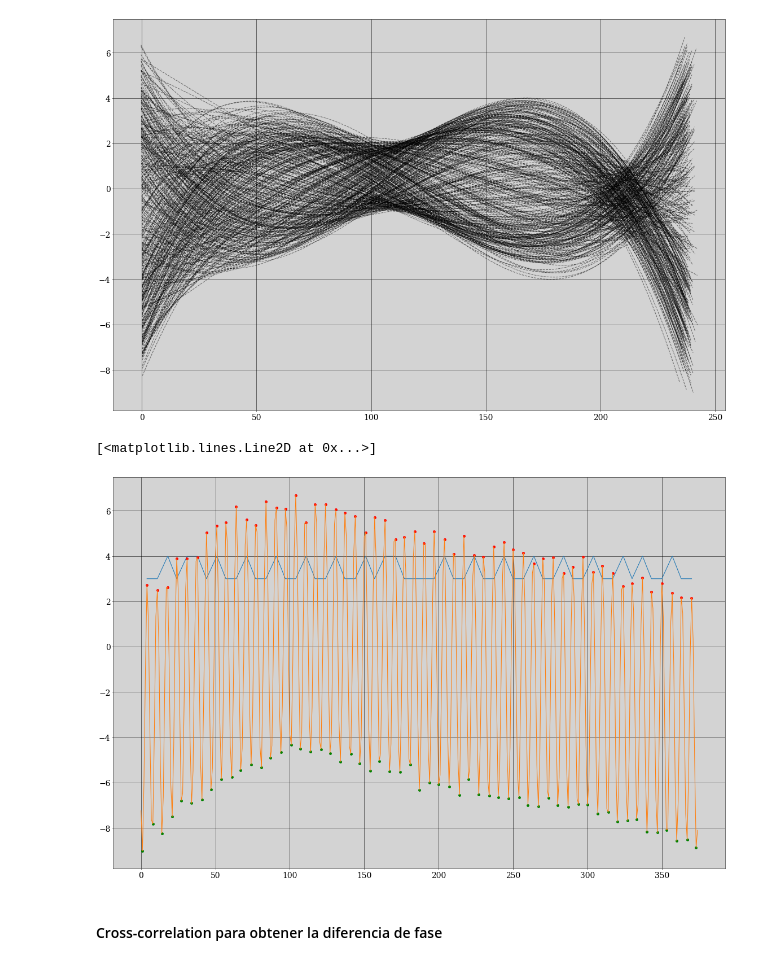
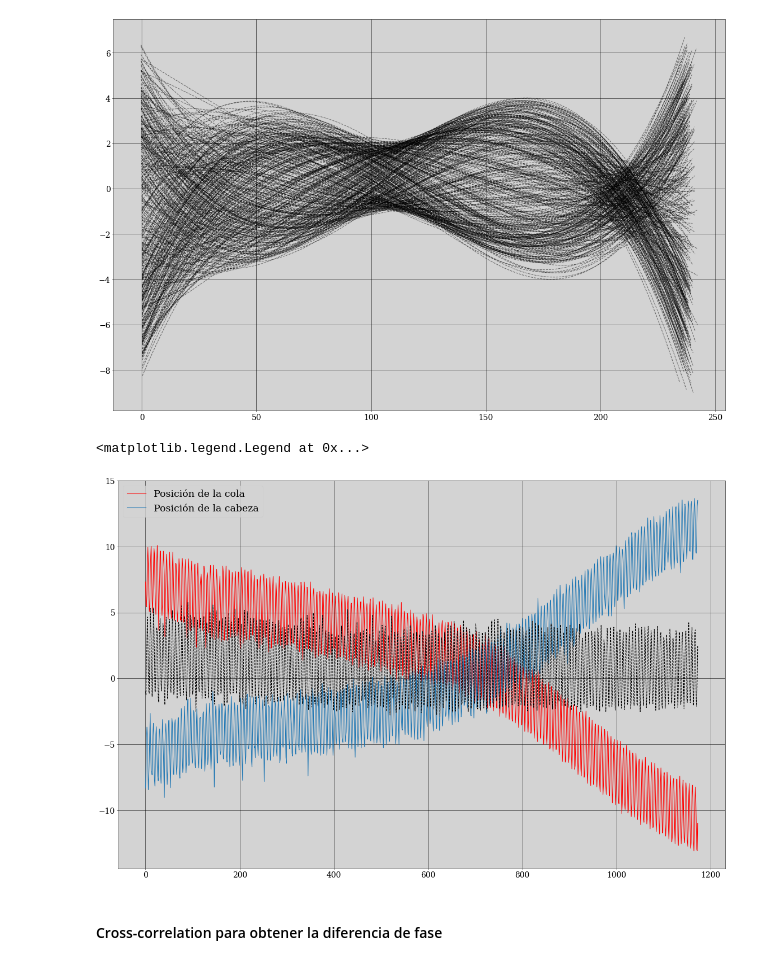
Before and after one commit to gardianc/Nado-ondulatorio, a Jupyter notebook: tracking.ipynb, the cells around one changed output. Cells and saved outputs as stored; diff of their text form; code cells hidden in the pictures.

```diff
--- a/tracking.ipynb
+++ b/tracking.ipynb
@@ -432,41 +432,47 @@ plt.xlim(0,250)
 print()
 # %% [output]
 [figure]
-# %%
-from scipy.signal import find_peaks
-tail_amplitude = np.array([tail[1][-1] for tail in rotated_tails])
-peaks_max, _ = find_peaks(tail_amplitude)
-peaks_min, _ = find_peaks(-tail_amplitude)
-
-amplitude = np.array([ MM-mm for mm,MM in zip(peaks_min,peaks_max) ])
-
-plt.plot(np.arange(len(tail_amplitude))[peaks_max], amplitude)
-plt.plot(np.arange(len(tail_amplitude))[peaks_min],tail_amplitude[peaks_min],'o',color='g')
-plt.plot(np.arange(len(tail_amplitude))[peaks_max],tail_amplitude[peaks_max],'o',color='r')
-plt.plot(tail_amplitude)
-# %% [output]
-[<matplotlib.lines.Line2D at 0x...>]
-[figure, removed]
 # %%
 tail_amplitude = np.zeros(len(t_tail))
 head_amplitude = np.zeros(len(t_tail))
 
 for i in np.arange(len(t_tail)):
-    tail = tail_xy[i]
-    tail_x = tail[1]
-    tail_y = tail[0]
-    head_index = np.argmin(tail_x)
-    head = tail_y[head_index]
-    tail_index = np.argmax(tail_x)
-    tail = tail_y[tail_index]
-    head_amplitude[i] = head
-    tail_amplitude[i] = tail
+
+    # Sacado de las formas rotadas
+    x,y = rotated_tails[i]
+    head_amplitude[i] = y[0]
+    tail_amplitude[i] = y[-1]
+    # Sacado del skeletonize + spline
+    # y,x = np.where(sk[i]>0)
+    # df = pd.DataFrame().assign(x=x).assign(y=y)
+    # df_grouped = df.groupby('x').aggregate('mean').round()
+    # sp = UnivariateSpline(df_grouped.index.values, df_grouped['y'], s=t_tail.size, k=3)
+    # xs = np.linspace(df_grouped.index.values.min(), df_grouped.index.values.max(), 100)
+    # ys = sp(xs)
+    # head_amplitude[i] = ys[0]
+    # tail_amplitude[i] = ys[-1]
+
+    # Sacado de la cola que sale del skeletonize
+    # tail = tail_xy[i]
+    # tail_x = tail[1]
+    # tail_y = tail[0]
+    # head_index = np.argmin(tail_x)
+    # head = tail_y[head_index]
+    # tail_index = np.argmax(tail_x)
+    # tail = tail_y[tail_index]
+    # head_amplitude[i] = head
+    # tail_amplitude[i] = tail
+
 
 fig,ax = plt.subplots()
-plt.plot(tail_amplitude, color='r', label='Amplitud de la cola')
-plt.plot(y_head, color='tab:blue', label='Amplitud de la cabeza')
-plt.plot(head_amplitude - tail_amplitude, color='k', ls='--', label='Diferencia de amplitudes')
+plt.plot(tail_amplitude, color='r', label='Posición de la cola')
+plt.plot(head_amplitude, color='tab:blue', label='Posición de la cabeza')
+plt.plot(tail_amplitude + head_amplitude, color='k', ls='--')
 plt.legend()
+#plt.ylim(70,25)
+# %% [output]
+<matplotlib.legend.Legend at 0x...>
+[figure, added]
 # %% [markdown]
 #### Cross-correlation para obtener la diferencia de fase
 # %%
```
Also changed, not shown: parts of 3 cells of this notebook.
